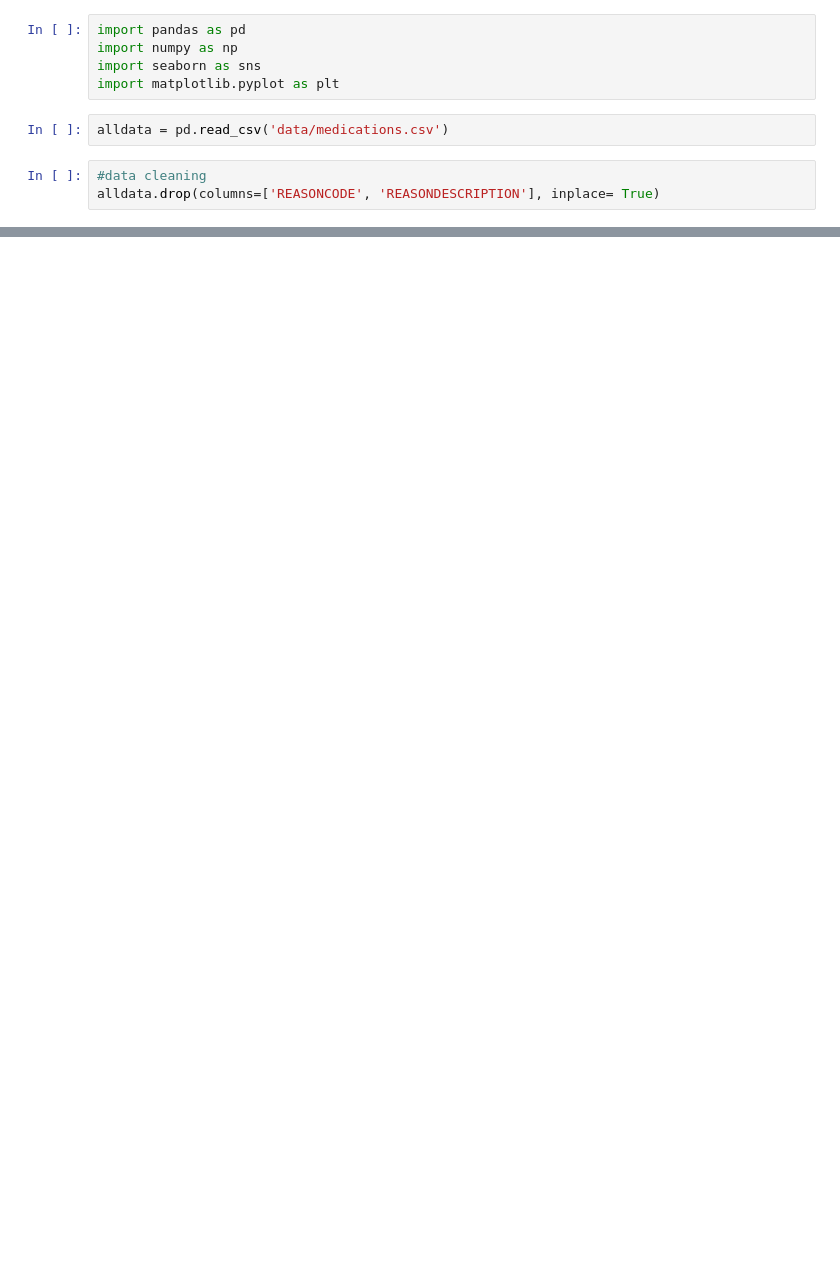
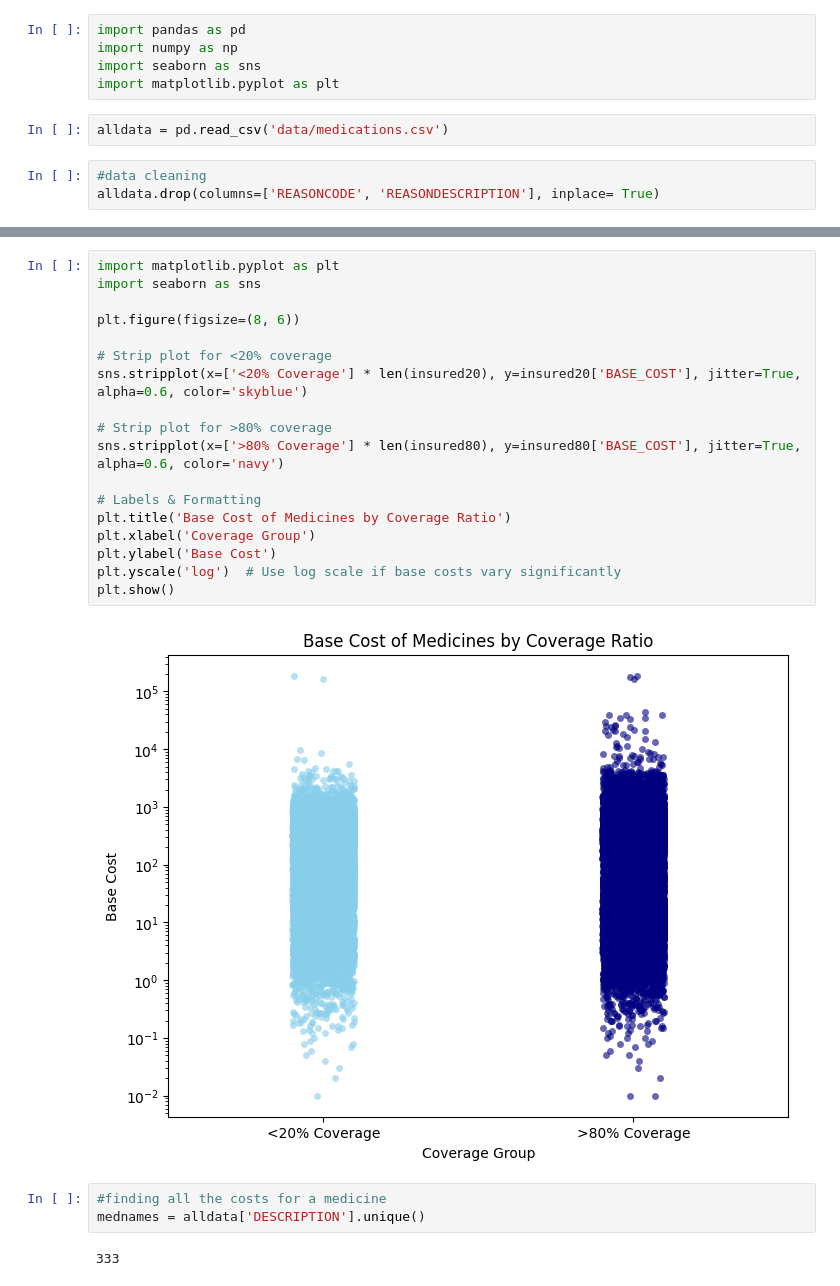
Before and after one commit to macdeath-AA/Patient-Health-Journey, a Jupyter notebook: analysis.ipynb, the cells around one changed output, grey strips where cells are left out. Saved outputs shown, nothing was run; the diff lists cells and outputs as text; blank space fills up the shorter version.

```diff
--- a/analysis.ipynb
+++ b/analysis.ipynb
@@ -109,0 +95,25 @@ NDA020503 200 ACTUAT Albuterol 0.09 MG/ACTUAT Metered Dose Inhaler    8523.16
+# %%
+import matplotlib.pyplot as plt
+import seaborn as sns
+
+plt.figure(figsize=(8, 6))
+
+# Strip plot for <20% coverage
+sns.stripplot(x=['<20% Coverage'] * len(insured20), y=insured20['BASE_COST'], jitter=True, alpha=0.6, color='skyblue')
+
+# Strip plot for >80% coverage
+sns.stripplot(x=['>80% Coverage'] * len(insured80), y=insured80['BASE_COST'], jitter=True, alpha=0.6, color='navy')
+
+# Labels & Formatting
+plt.title('Base Cost of Medicines by Coverage Ratio')
+plt.xlabel('Coverage Group')
+plt.ylabel('Base Cost')
+plt.yscale('log')  # Use log scale if base costs vary significantly
+plt.show()
+# %% [output]
+[figure, added]
+# %%
+#finding all the costs for a medicine
+mednames = alldata['DESCRIPTION'].unique()
+# %% [output]
+333
```
Also changed, not shown: parts of 6 cells of this notebook.
